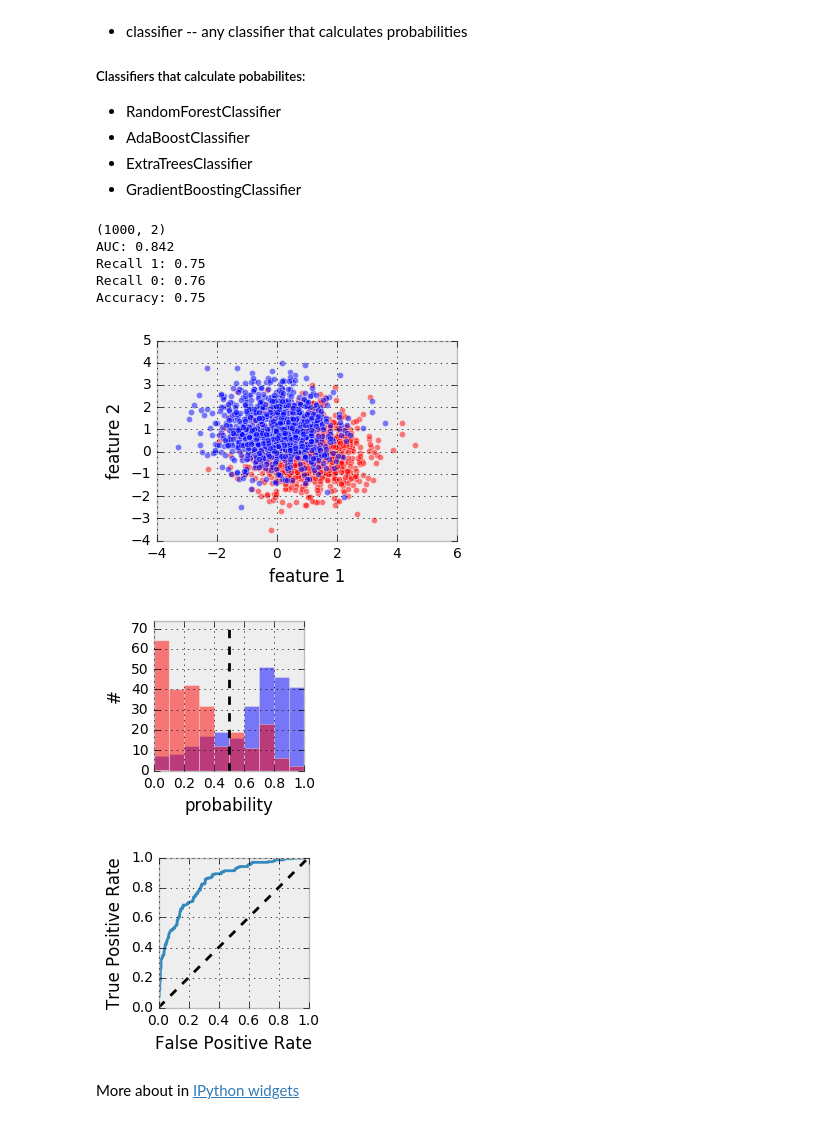
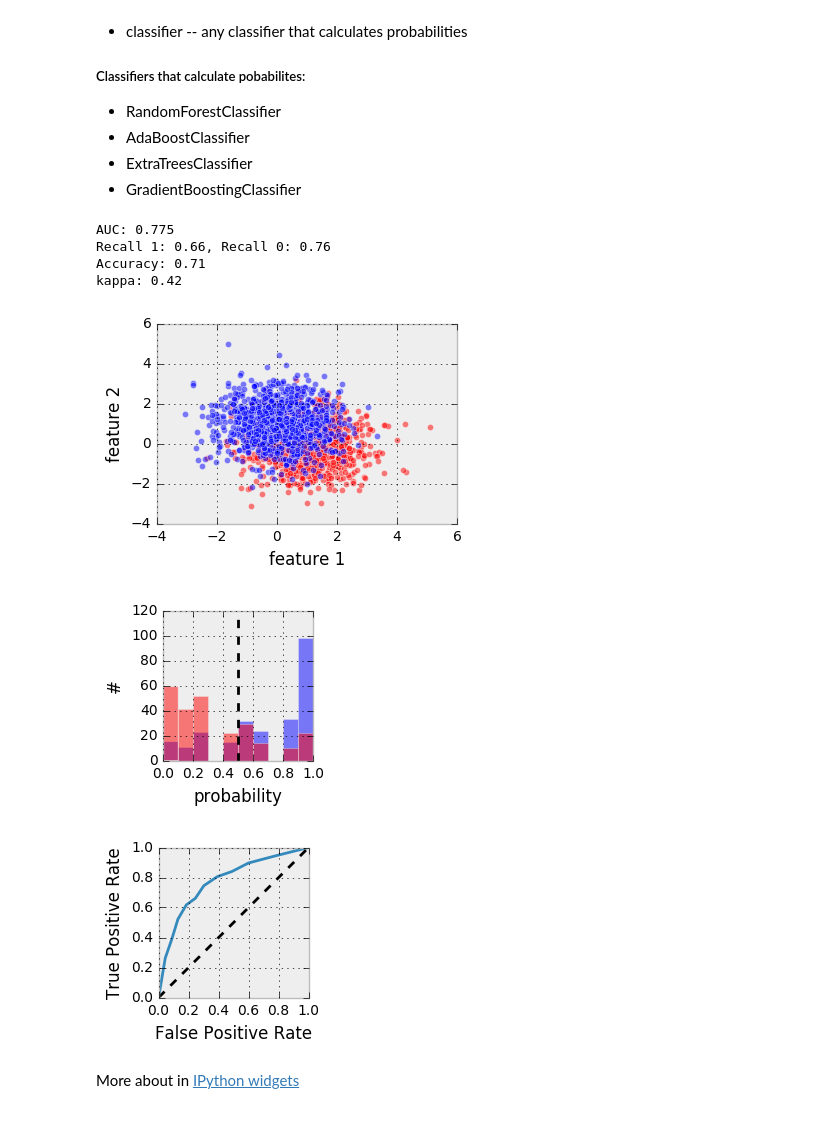
Before and after one commit to samoturk/cheminf-notebooks, a Jupyter notebook: IPython/AUC-visualization.ipynb, the cells around one changed output. Cells and saved outputs as stored; diff of their text form; code cells hidden in the pictures.

```diff
--- a/IPython/AUC-visualization.ipynb
+++ b/IPython/AUC-visualization.ipynb
@@ -21,9 +22,10 @@ def make_data(positives, negatives, dist, random_state=5):
     """
     Generates 2 blobs of data seperated by dist.
     """
-    X_p,y = make_blobs(n_samples=positives, centers=np.array([[0,1]]), random_state=random_state)
-    X_n,y = make_blobs(n_samples=negatives, centers=np.array([[0+dist,1-dist]]), random_state=random_state)
-    print(X_p.shape)
+    X_p,y = make_blobs(n_samples=positives, centers=np.array([[0,1]]),
+                       random_state=random_state)
+    X_n,y = make_blobs(n_samples=negatives, centers=np.array([[0+dist,1-dist]]),
+                       random_state=random_state + 1) # + 1 is to make sure the two have different random states
     y_p = np.ones(len(X_p), np.int)
     y_n = np.zeros(len(X_n), np.int)
     X = np.vstack((X_p, X_n))
@@ -121,5 +120,5 @@ AUC: 0.798
 # %%
-def classifier_eval(positives=1000, negatives=1000, seperation=1, random_state=5, classifier=GradientBoostingClassifier):
+def classifier_eval(positives=1000, negatives=1000, seperation=1, random_state=1, classifier=RandomForestClassifier):
     X,y = make_data(positives, negatives, seperation, random_state=random_state,)
     X_train, X_test, y_train, y_test = train_test_split(X, y)
     clf = classifier()
@@ -130,7 +129,9 @@ def classifier_eval(positives=1000, negatives=1000, seperation=1, random_state=5
     recall0 = recall_score(y_test, y_pred, pos_label=0)
     auc = roc_auc_score(y_test, y_pred_proba.T[1])
     accuracy = accuracy_score(y_test, y_pred)
-    print("AUC: %.3f\nRecall 1: %.2f\nRecall 0: %.2f\nAccuracy: %.2f" % (auc,recall1,recall0,accuracy))
+    kappa = cohen_kappa_score(y_test, y_pred)
+    print("AUC: %.3f\nRecall 1: %.2f, Recall 0: %.2f\nAccuracy: %.2f\nkappa: %.2f"
+          % (auc,recall1,recall0,accuracy, kappa))
     plot_blobs(X,y);
     plot_hist(y_test, y_pred_proba.T[1], 'probability', size=(1.5,1.5));
     plot_ROC(y_test, y_pred_proba.T[1], size=(1.5,1.5));
@@ -147,19 +148,18 @@ Data is generated on the fly, each time a new widget value is selected
 * ExtraTreesClassifier
 * GradientBoostingClassifier
 # %%
-interact(classifier_eval, positives=[10,10000], negatives=[10,10000],
-         seperation=[0, 10, 0.1], random_state=[1,10],
-         classifier={'RandomForestClassifier':RandomForestClassifier, 'AdaBoostClassifier':AdaBoostClassifier,
-                     'GradientBoostingClassifier':GradientBoostingClassifier, 'ExtraTreesClassifier':ExtraTreesClassifier, });
+interact(classifier_eval, positives=[100,10000,100], negatives=[100,10000,100],
+         seperation=[0, 10, 0.1], random_state=[1,5],
+         classifier={'Random Forest':RandomForestClassifier, 'Ada Boost':AdaBoostClassifier,
+                     'Gradient Boosting':GradientBoostingClassifier, 'Extra Trees':ExtraTreesClassifier, });
 # %% [output]
-(1000, 2)
-AUC: 0.842
-Recall 1: 0.75
-Recall 0: 0.76
-Accuracy: 0.75
+AUC: 0.775
+Recall 1: 0.66, Recall 0: 0.76
+Accuracy: 0.71
+kappa: 0.42
-[figure, old version]
+[figure, new version]
-[figure, old version]
+[figure, new version]
-[figure, old version]
+[figure, new version]
 # %% [markdown]
 More about in [IPython widgets](https://ipywidgets.readthedocs.io/en/latest/)
 # %% [markdown]
```
Also changed, not shown: parts of 6 cells of this notebook.
